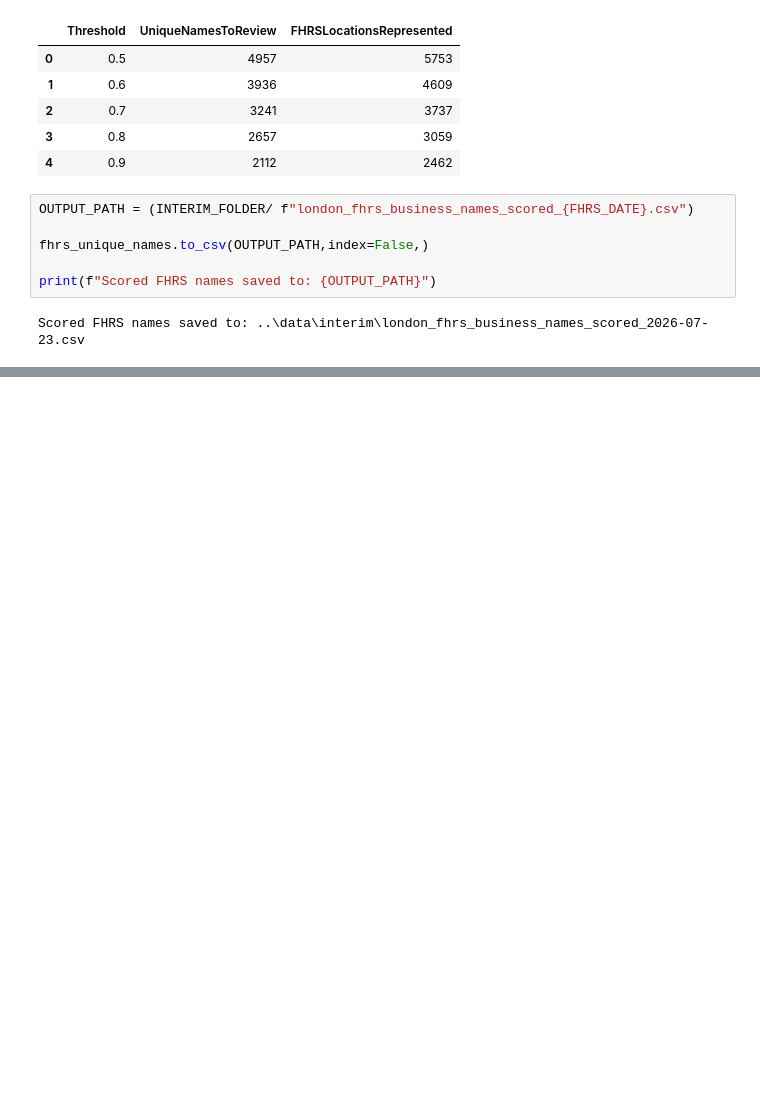
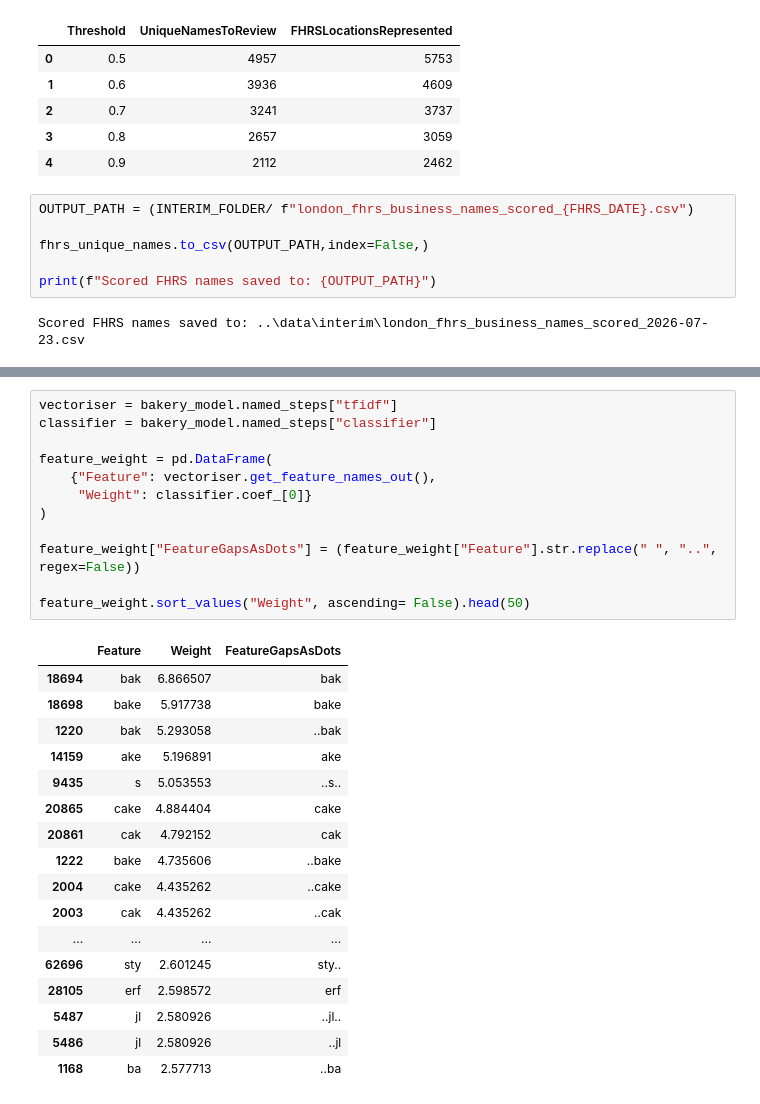
Before and after one commit to rhhythhm/london-bakery-provision, a Jupyter notebook: notebooks/fhrs_classifier_application_05.ipynb, the cells around one changed output, grey strips where cells are left out. Cells and saved outputs as stored; diff of their text form; blank space fills up the shorter version.

```diff
--- a/notebooks/fhrs_classifier_application_05.ipynb
+++ b/notebooks/fhrs_classifier_application_05.ipynb
@@ -200,0 +169,30 @@ fhrs_unique_names[
+# %%
+vectoriser = bakery_model.named_steps["tfidf"]
+classifier = bakery_model.named_steps["classifier"]
+
+feature_weight = pd.DataFrame(
+    {"Feature": vectoriser.get_feature_names_out(),
+     "Weight": classifier.coef_[0]}
+)
+
+feature_weight["FeatureGapsAsDots"] = (feature_weight["Feature"].str.replace(" ", "..", regex=False))
+
+feature_weight.sort_values("Weight", ascending= False).head(50)
+# %% [output]
+|  | Feature | Weight | FeatureGapsAsDots |
+| 18694 | bak | 6.866507 | bak |
+| 18698 | bake | 5.917738 | bake |
+| 1220 | bak | 5.293058 | ..bak |
+| 14159 | ake | 5.196891 | ake |
+| 9435 | s | 5.053553 | ..s.. |
+| 20865 | cake | 4.884404 | cake |
+| 20861 | cak | 4.792152 | cak |
+| 1222 | bake | 4.735606 | ..bake |
+| 2004 | cake | 4.435262 | ..cake |
+| 2003 | cak | 4.435262 | ..cak |
+| ... | ... | ... | ... |
+| 62696 | sty | 2.601245 | sty.. |
+| 28105 | erf | 2.598572 | erf |
+| 5487 | jl | 2.580926 | ..jl.. |
+| 5486 | jl | 2.580926 | ..jl |
+| 1168 | ba | 2.577713 | ..ba |
```
Also changed, not shown: parts of 9 cells of this notebook, 6 other files.
